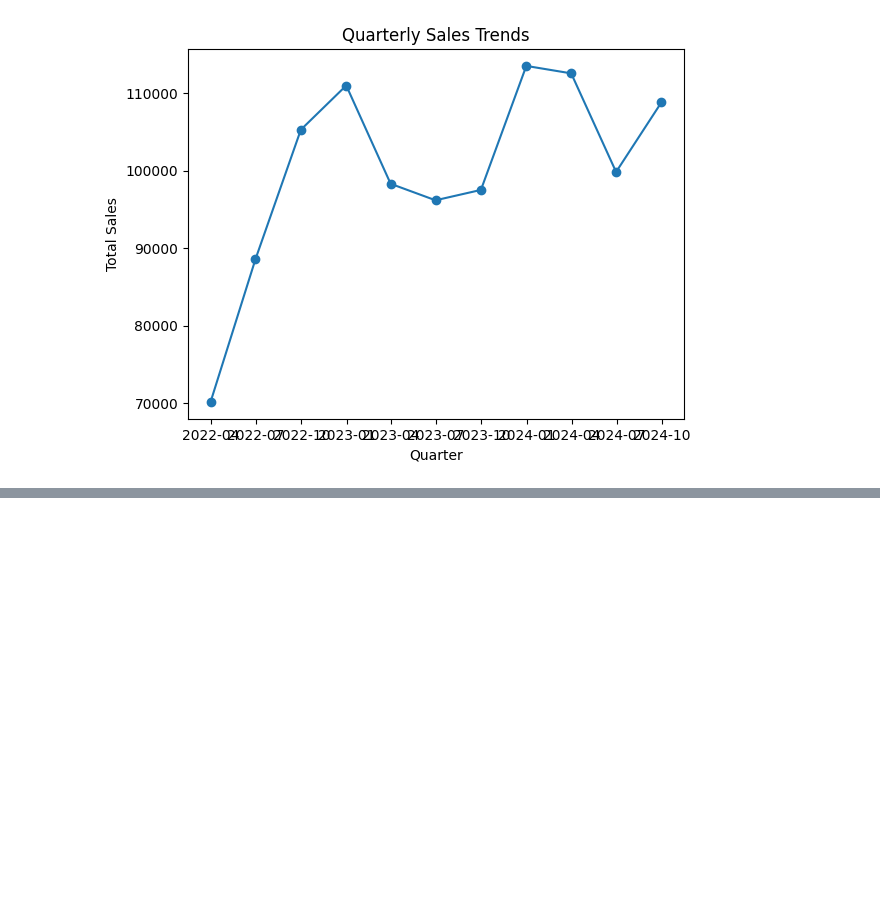
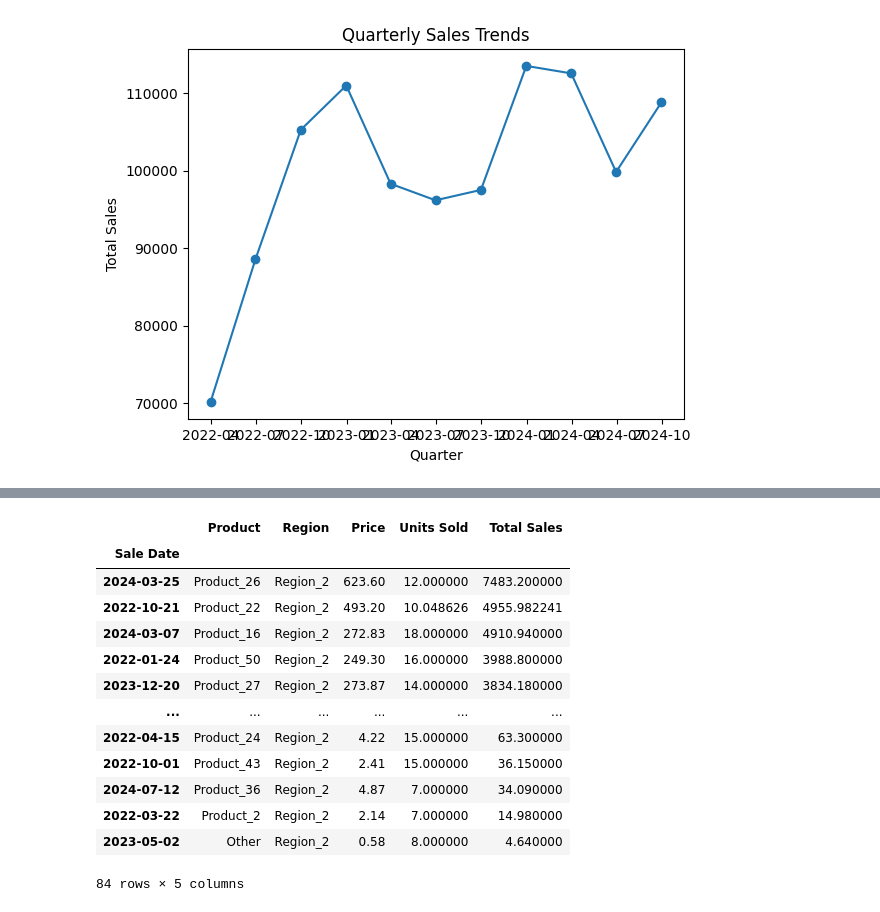
Before and after one commit to LuyiLiuAmber/Luyi, a Jupyter notebook: assignment 1/Luyi Liu_assign1.ipynb, the cells around one changed output, grey strips where cells are left out. Cells and saved outputs as stored; diff of their text form; code cells hidden in the pictures; blank space fills up the shorter version.

```diff
--- a/assignment 1/Luyi Liu_assign1.ipynb
+++ b/assignment 1/Luyi Liu_assign1.ipynb
@@ -334,0 +386,17 @@ plt.show()
+# %%
+df_grouped.get_group('Region_2').sort_values('Total Sales',ascending= False)
+# %% [output]
+|  | Product | Region | Price | Units Sold | Total Sales |
+| Sale Date |  |  |  |  |  |
+| 2024-03-25 | Product_26 | Region_2 | 623.60 | 12.000000 | 7483.200000 |
+| 2022-10-21 | Product_22 | Region_2 | 493.20 | 10.048626 | 4955.982241 |
+| 2024-03-07 | Product_16 | Region_2 | 272.83 | 18.000000 | 4910.940000 |
+| 2022-01-24 | Product_50 | Region_2 | 249.30 | 16.000000 | 3988.800000 |
+| 2023-12-20 | Product_27 | Region_2 | 273.87 | 14.000000 | 3834.180000 |
+| ... | ... | ... | ... | ... | ... |
+| 2022-04-15 | Product_24 | Region_2 | 4.22 | 15.000000 | 63.300000 |
+| 2022-10-01 | Product_43 | Region_2 | 2.41 | 15.000000 | 36.150000 |
+| 2024-07-12 | Product_36 | Region_2 | 4.87 | 7.000000 | 34.090000 |
+| 2022-03-22 | Product_2 | Region_2 | 2.14 | 7.000000 | 14.980000 |
+| 2023-05-02 | Other | Region_2 | 0.58 | 8.000000 | 4.640000 |
+84 rows × 5 columns
```
Also changed, not shown: parts of 32 cells of this notebook.
